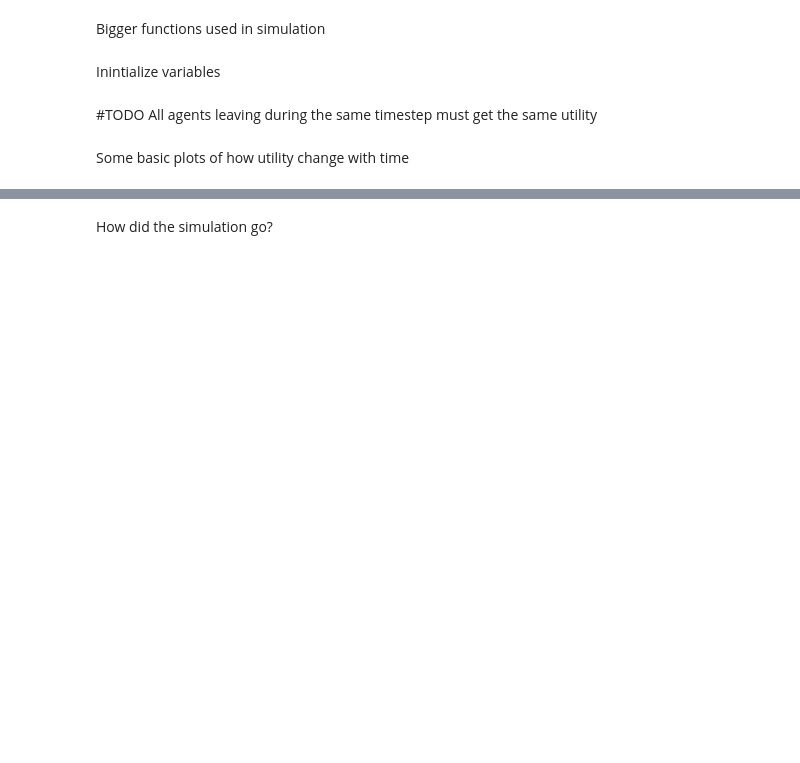
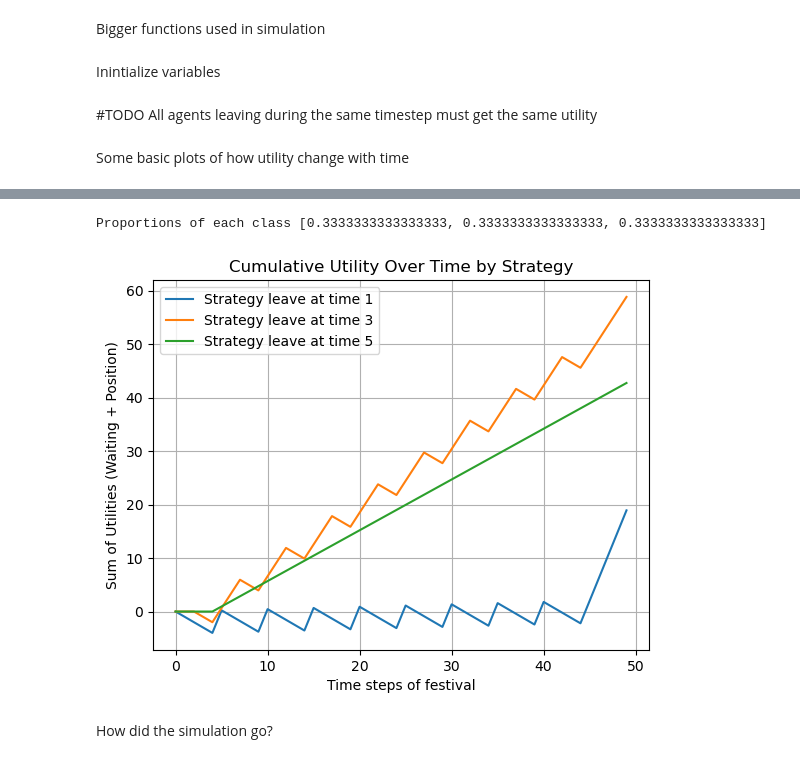
Before and after one commit to MAqvist/ENM140_Ketchup, a Jupyter notebook: august_test.ipynb, the cells around one changed output, grey strips where cells are left out. Cells and saved outputs as stored; diff of their text form; code cells hidden in the pictures; blank space fills up the shorter version.

Commit message:
Kan kolla hur startegier för att gå i olika tidssteg går mot varandra. Ändra proportioner av klasser av strategier för at se att NE är att gå i mitten?

```diff
--- a/august_test.ipynb
+++ b/august_test.ipynb
@@ -7,7 +7,6 @@ class Agent:
     def __init__(self, music_taste = 1, strategy = 1, nr_concerts = 3, festival_duration=9):
         self.music_taste = music_taste
         self.position_utility = 0
-        self.accumulated_position_utility = 0
         self.waiting_utility_history = np.zeros(festival_duration)
         self.strategy = strategy
         self.position_utility_history = np.zeros(festival_duration)
@@ -49,7 +48,7 @@ def get_waiting_utility():
 # %% [markdown]
 Strategies: Sart with defining strategies that do not depend on any history. Deterministic depending on which timestep it likes to leave
 # %%
-def get_action(agent, timestep, max_time):
+def get_action_2(agent, timestep, max_time):
     # Stay at the consert
     if (agent.strategy == 1):
         if (timestep == max_time - 1):
@@ -66,7 +65,7 @@ def get_action(agent, timestep, max_time):
 
     # Gows in the middle of the concert
     if (agent.strategy == 3):
-        if (timestep == 3):
+        if (timestep == np.round(max_time/2)):
             action = 'leave'
         else:
             action = 'stay'
@@ -97,10 +121,12 @@ def move_agent_to_next_concert(agent, idx, current_concert, next_concert, timest
 Inintialize variables
 # %%
 nr_of_agents = 100
-nr_concerts = 1000
+nr_concerts = 10
 concert_duration = 5
-strategies = [1, 2]
-probabilities = [0.1, 0.9]
+#strategies = [1, 5]
+#probabilities = [0.5, 0.5]
+strategies = [1, 3, 5]
+probabilities = [1/3, 1/3, 1/3]
 # %%
 
 festival_duration = nr_concerts*concert_duration
@@ -224,3 +212,37 @@ plt.show()
+# %%
+import matplotlib.pyplot as plt
+import numpy as np
+
+# Group agents by strategy
+agents_by_strategy = {strategy: [agent for agent in agents if agent.strategy == strategy] for strategy in strategies}
+
+# Initialize sum of utilities for each strategy
+sum_utilities = {strategy: np.zeros(festival_duration) for strategy in strategies}
+
+# Calculate cumulative utilities for each strategy
+for strategy, agent_list in agents_by_strategy.items():
+    for agent in agent_list:
+        sum_utilities[strategy] += agent.waiting_utility_history + agent.position_utility_history
+    if len(agent_list) > 0:  # Normalize only if there are agents with this strategy
+        sum_utilities[strategy] /= len(agent_list)
+
+# Plot the utilities
+timesteps = np.arange(festival_duration)
+for strategy, utility in sum_utilities.items():
+    plt.plot(timesteps, utility, label=f"Strategy leave at time {strategy}")
+
+print("Proportions of each class", probabilities)
+
+# Configure the plot
+plt.xlabel("Time steps of festival")
+plt.ylabel("Sum of Utilities (Waiting + Position)")
+plt.title("Cumulative Utility Over Time by Strategy")
+plt.legend()
+plt.grid(True)
+plt.show()
+# %% [output]
+Proportions of each class [0.3333333333333333, 0.3333333333333333, 0.3333333333333333]
+[figure, added]
 # %% [markdown]
 How did the simulation go?
 # %%
```
Also changed, not shown: parts of 5 cells of this notebook.
